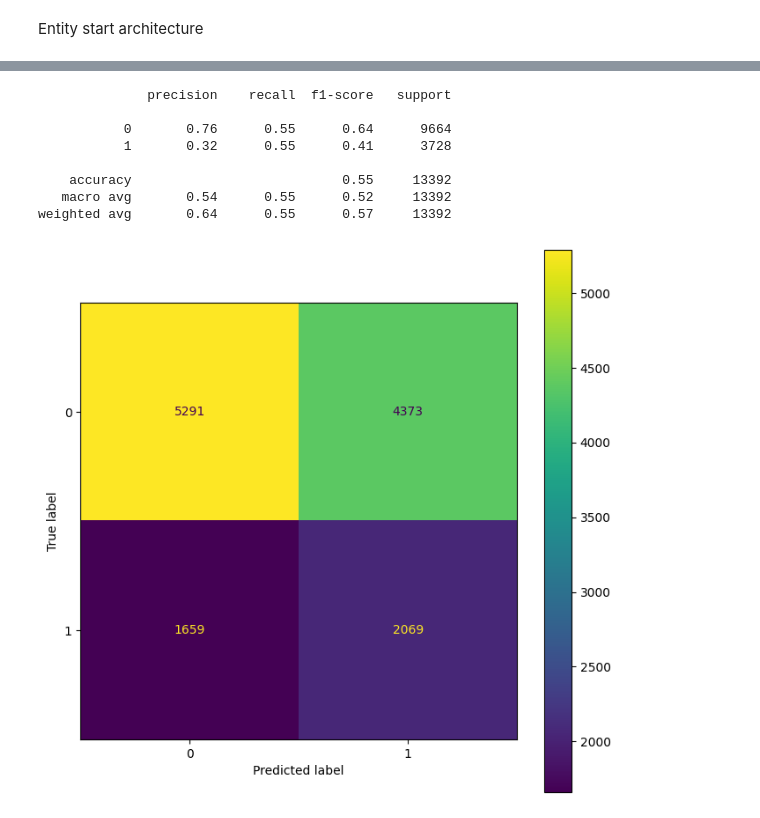
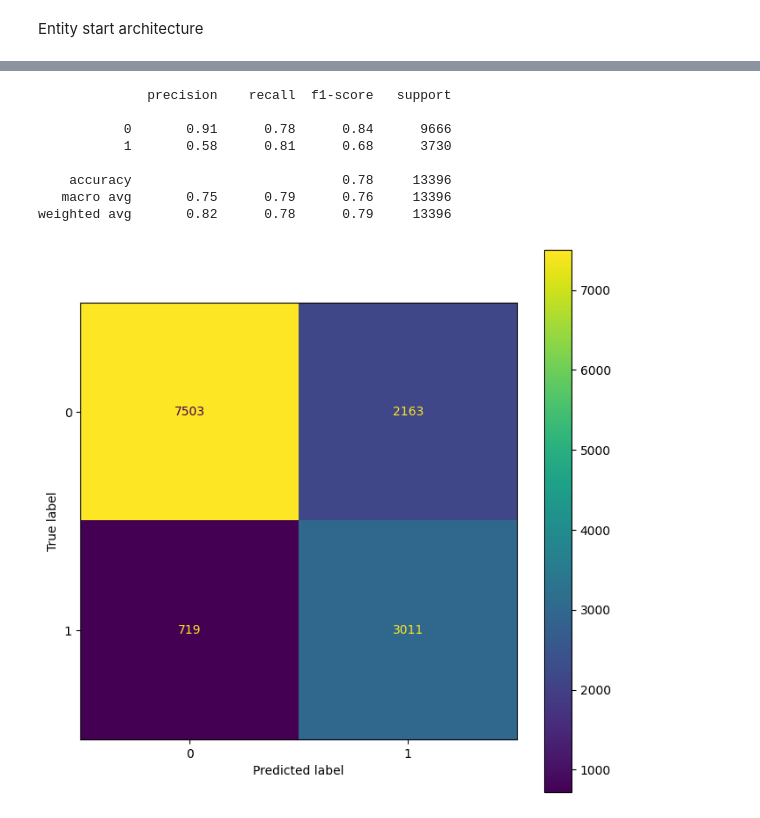
Before and after one commit to ChloeMorgana/Dissertation-Project, a Jupyter notebook: PubMedBERT.ipynb, the cells around one changed output, grey strips where cells are left out. Cells and saved outputs as stored; diff of their text form; code cells hidden in the pictures.

```diff
--- a/PubMedBERT.ipynb
+++ b/PubMedBERT.ipynb
@@ -171,6 +177,7 @@ def find_sent_idxs(text):
 
 def find_entity_labels(idxs, keys, doc):
   labels = []
+  int_labels = []
   sentences= []
   entity_dict = {}
 
@@ -222,9 +229,11 @@ def find_entity_labels(idxs, keys, doc):
         sentences.append(str)
 
         # Adding the labels to the list
-        labels.append(isRelation(prod[0],prod[1],doc))
+        l,i = isRelation(prod[0],prod[1],doc)
+        labels.append(l)
+        int_labels.append(i)
 
-  return labels, sentences
+  return labels, int_labels, sentences
 # %% [markdown]
 This function adds in start and end entity tags to biomedical text. This ensures that every chemical mentioned is encased in [E1][/E1] tags, and every gene is encased in [E2][/E2] tags, so that we can extract the embeddings for these later.
 # %%
@@ -232,6 +241,7 @@ def addEntityTags(d):
 
   sentences = []
   labels = []
+  int_labels = []
 
   for doc in d:
 
@@ -244,20 +254,23 @@ def addEntityTags(d):
     #Finds the indexes of the start and end of each sentence in the text
     idxs = find_sent_idxs(doc['text'])
 
-    labs,sent = find_entity_labels(idxs, keys, doc)
+    labs,int_labs,sent = find_entity_labels(idxs, keys, doc)
 
     labels+=labs
     sentences+=sent
+    int_labels+=int_labs
 
-  return sentences, labels
+  return sentences, labels, int_labels
 
-doc_sent, doc_lab = addEntityTags(docs)
-dev_doc_sent, dev_doc_lab = addEntityTags(dev_docs)
+doc_sent, doc_lab, int_lab = addEntityTags(docs)
+dev_doc_sent, dev_doc_lab, dev_int_lab = addEntityTags(dev_docs)
 
-print(len(doc_sent))
-print(len(doc_lab))
+print(f"The number of tagged chemical and gene sentences (Training set): {len(doc_sent)}")
+print(f"The corresponding named labels: {len(doc_lab)}")
+print(f"The corresponding int labels: {len(int_lab)}")
 
 print()
-print(len(dev_doc_sent))
-print(len(dev_doc_lab))
+print(f"The number of tagged chemical and gene sentences (Development set): {len(dev_doc_sent)}")
+print(f"The corresponding named labels: {len(dev_doc_lab)}")
+print(f"The corresponding int labels: {len(dev_int_lab)}")
 # %% [output]
@@ -406,3 +415,13 @@ from sklearn.model_selection import cross_val_score
 from sklearn.model_selection import train_test_split
 from sklearn.metrics import plot_confusion_matrix, classification_report
 import matplotlib.pyplot as plt
+# %%
+lr_clf = LogisticRegression(solver='saga', class_weight = 'balanced')
+
+#Fits the model to the training data
+lr_clf.fit(cls_embeddings, int_lab)
+
+#Tests the model using the test data
+lr_clf.score(dev_cls, dev_int_lab)
+
+print(classification_report(dev_int_lab, lr_clf.predict(dev_cls)))
@@ -527,24 +515,24 @@ print(len(dev_r))
 # %%
 lr_clf = LogisticRegression(solver='saga', class_weight ='balanced')
 #lr_clf.fit(start_train_features, start_train_labels)
-lr_clf.fit(entity_embeddings, e[:64653])
-lr_clf.score(dev_ent, dev_e[:13392])
+lr_clf.fit(entity_embeddings, int_lab)
+lr_clf.score(dev_ent, dev_int_lab)
 
 #print(classification_report(start_test_labels, lr_clf.predict(start_test_features)))
-print(classification_report(dev_e[:13392], lr_clf.predict(dev_ent)))
+print(classification_report(dev_int_lab, lr_clf.predict(dev_ent)))
 # %% [output]
               precision    recall  f1-score   support
 
-           0       0.76      0.55      0.64      9664
-           1       0.32      0.55      0.41      3728
+           0       0.91      0.78      0.84      9666
+           1       0.58      0.81      0.68      3730
 
-    accuracy                           0.55     13392
-   macro avg       0.54      0.55      0.52     13392
-weighted avg       0.64      0.55      0.57     13392
+    accuracy                           0.78     13396
+   macro avg       0.75      0.79      0.76     13396
+weighted avg       0.82      0.78      0.79     13396
 # %%
 fig, ax = plt.subplots(figsize=(8, 8))
 #plot_confusion_matrix(lr_clf, start_test_features, start_test_labels, ax=ax)
-plot_confusion_matrix(lr_clf, dev_ent, dev_e[:13392], ax=ax)
+plot_confusion_matrix(lr_clf, dev_ent, dev_int_lab, ax=ax)
 plt.show()
 # %% [output]
-[figure, old version]
+[figure, new version]
```
Also changed, not shown: parts of 19 cells of this notebook.
